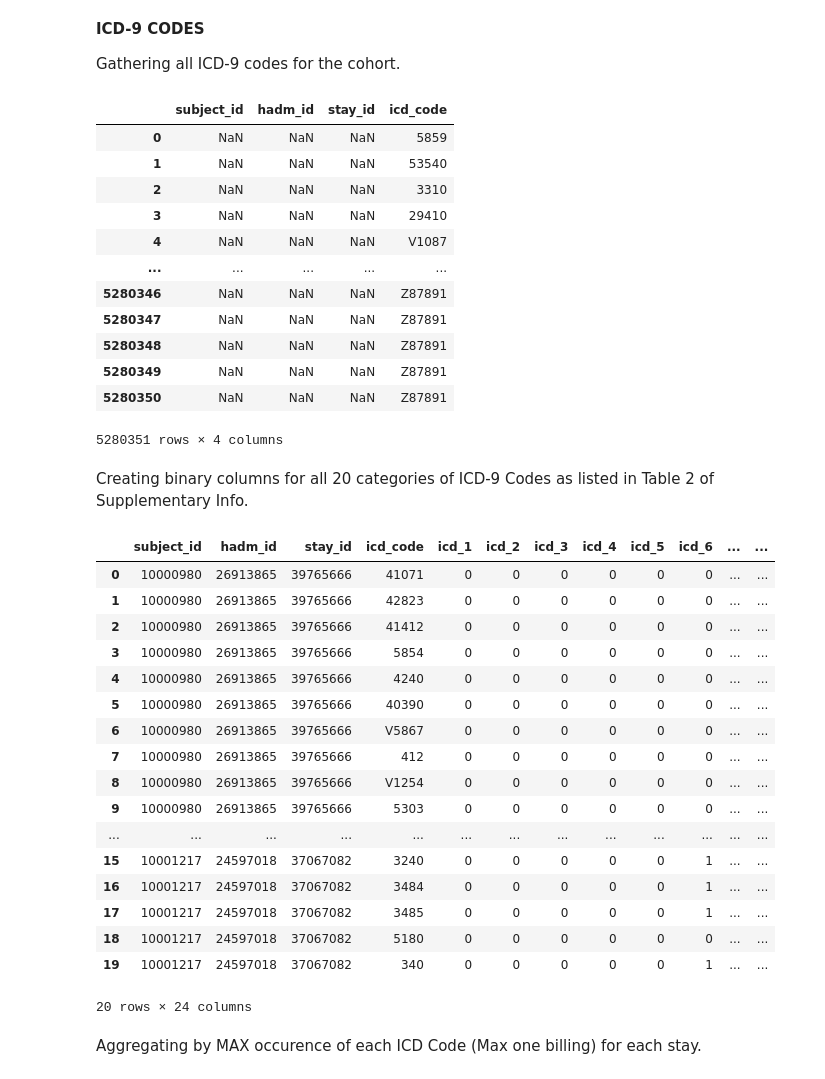
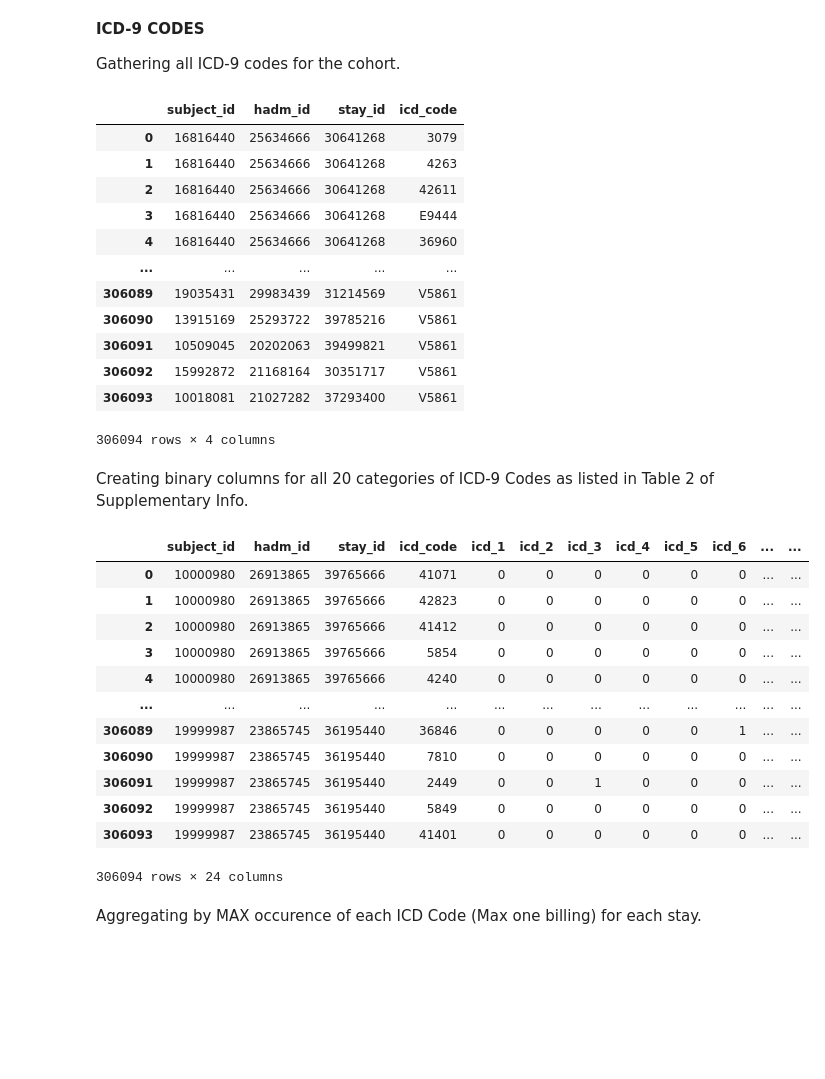
Before and after one commit to suvdzul/Reproduce-RNN-paper, a Jupyter notebook: acquire/cohort/Cohort_ICD_Codes.ipynb, the cells around one changed output. Saved outputs shown, nothing was run; the diff lists cells and outputs as text; code cells hidden in the pictures; blank space fills up the shorter version.

```diff
--- a/acquire/cohort/Cohort_ICD_Codes.ipynb
+++ b/acquire/cohort/Cohort_ICD_Codes.ipynb
@@ -56,24 +56,24 @@ Gathering all ICD-9 codes for the cohort.
 icd_data = run_query(f'''
 SELECT fco.subject_id, fco.hadm_id, fco.stay_id, icd.icd_code
 FROM `physionet-data.mimic_hosp.diagnoses_icd` icd
-LEFT JOIN `genuine-box-350018.rnn_dataset.final-cohort-table` fco
+INNER JOIN `genuine-box-350018.rnn_dataset.final-cohort-table` fco
 ON fco.hadm_id = icd.hadm_id
 ''')
 display(icd_data)
 # %% [output]
 |  | subject_id | hadm_id | stay_id | icd_code |
-| 0 | NaN | NaN | NaN | 5859 |
-| 1 | NaN | NaN | NaN | 53540 |
-| 2 | NaN | NaN | NaN | 3310 |
-| 3 | NaN | NaN | NaN | 29410 |
-| 4 | NaN | NaN | NaN | V1087 |
+| 0 | 16816440 | 25634666 | 30641268 | 3079 |
+| 1 | 16816440 | 25634666 | 30641268 | 4263 |
+| 2 | 16816440 | 25634666 | 30641268 | 42611 |
+| 3 | 16816440 | 25634666 | 30641268 | E9444 |
+| 4 | 16816440 | 25634666 | 30641268 | 36960 |
 | ... | ... | ... | ... | ... |
-| 5280346 | NaN | NaN | NaN | Z87891 |
-| 5280347 | NaN | NaN | NaN | Z87891 |
-| 5280348 | NaN | NaN | NaN | Z87891 |
-| 5280349 | NaN | NaN | NaN | Z87891 |
-| 5280350 | NaN | NaN | NaN | Z87891 |
+| 306089 | 19035431 | 29983439 | 31214569 | V5861 |
+| 306090 | 13915169 | 25293722 | 39785216 | V5861 |
+| 306091 | 10509045 | 20202063 | 39499821 | V5861 |
+| 306092 | 15992872 | 21168164 | 30351717 | V5861 |
+| 306093 | 10018081 | 21027282 | 37293400 | V5861 |
-5280351 rows × 4 columns
+306094 rows × 4 columns
 # %% [markdown]
 Creating binary columns for all 20 categories of ICD-9 Codes as listed in Table 2 of Supplementary Info.
 # %%
@@ -90,46 +90,41 @@ SELECT icd.subject_id, icd.hadm_id, icd.stay_id, icd.icd_code
 , (CASE WHEN icd.icd_num = 1 AND CAST(substring(icd.icd_code,1,3) AS int) BETWEEN 1 AND 139 THEN 1 ELSE 0 END) AS icd_1
 , (CASE WHEN icd.icd_num = 1 AND CAST(substring(icd.icd_code,1,3) AS int) BETWEEN 140 AND 239 THEN 1 ELSE 0 END) AS icd_2
 , (CASE WHEN icd.icd_num = 1 AND CAST(substring(icd.icd_code,1,3) AS int) BETWEEN 240 AND 279 THEN 1 ELSE 0 END) AS icd_3
 , (CASE WHEN icd.icd_num = 1 AND CAST(substring(icd.icd_code,1,3) AS int) BETWEEN 280 AND 289 THEN 1 ELSE 0 END) AS icd_4
 , (CASE WHEN icd.icd_num = 1 AND CAST(substring(icd.icd_code,1,3) AS int) BETWEEN 290 AND 319 THEN 1 ELSE 0 END) AS icd_5
 , (CASE WHEN icd.icd_num = 1 AND CAST(substring(icd.icd_code,1,3) AS int) BETWEEN 320 AND 389 THEN 1 ELSE 0 END) AS icd_6
 , (CASE WHEN icd.icd_num = 1 AND CAST(substring(icd.icd_code,1,3) AS int) BETWEEN 390 AND 459 THEN 1 ELSE 0 END) AS icd_7
 , (CASE WHEN icd.icd_num = 1 AND CAST(substring(icd.icd_code,1,3) AS int) BETWEEN 460 AND 519 THEN 1 ELSE 0 END) AS icd_8
 , (CASE WHEN icd.icd_num = 1 AND CAST(substring(icd.icd_code,1,3) AS int) BETWEEN 520 AND 579 THEN 1 ELSE 0 END) AS icd_9
 , (CASE WHEN icd.icd_num = 1 AND CAST(substring(icd.icd_code,1,3) AS int) BETWEEN 580 AND 629 THEN 1 ELSE 0 END) AS icd_10
 , (CASE WHEN icd.icd_num = 1 AND CAST(substring(icd.icd_code,1,3) AS int) BETWEEN 630 AND 677 THEN 1 ELSE 0 END) AS icd_11
 , (CASE WHEN icd.icd_num = 1 AND CAST(substring(icd.icd_code,1,3) AS int) BETWEEN 680 AND 709 THEN 1 ELSE 0 END) AS icd_12
 , (CASE WHEN icd.icd_num = 1 AND CAST(substring(icd.icd_code,1,3) AS int) BETWEEN 710 AND 739 THEN 1 ELSE 0 END) AS icd_13
 , (CASE WHEN icd.icd_num = 1 AND CAST(substring(icd.icd_code,1,3) AS int) BETWEEN 740 AND 759 THEN 1 ELSE 0 END) AS icd_14
 , (CASE WHEN icd.icd_num = 1 AND CAST(substring(icd.icd_code,1,3) AS int) BETWEEN 780 AND 789 THEN 1 ELSE 0 END) AS icd_15
 , (CASE WHEN icd.icd_num = 1 AND CAST(substring(icd.icd_code,1,3) AS int) BETWEEN 790 AND 796 THEN 1 ELSE 0 END) AS icd_16
 , (CASE WHEN icd.icd_num = 1 AND CAST(substring(icd.icd_code,1,3) AS int) BETWEEN 797 AND 799 THEN 1 ELSE 0 END) AS icd_17
 , (CASE WHEN icd.icd_num = 1 AND CAST(substring(icd.icd_code,1,3) AS int) BETWEEN 800 AND 999 THEN 1 ELSE 0 END) AS icd_18
 , (CASE WHEN icd.icd_num = 0 AND LOWER(substring(icd.icd_code,1,3)) LIKE 'v%' THEN 1 ELSE 0 END) AS icd_19
 , (CASE WHEN icd.icd_num = 0 AND LOWER(substring(icd.icd_code,1,3)) LIKE 'e%' THEN 1 ELSE 0 END) AS icd_20
 FROM `icd_binary` icd
 ORDER BY subject_id
 ''')
-display(icd_data.head(20))
+display(icd_data)
 # %% [output]
 |  | subject_id | hadm_id | stay_id | icd_code | icd_1 | icd_2 | icd_3 | icd_4 | icd_5 | icd_6 | ... | ... |
 | 0 | 10000980 | 26913865 | 39765666 | 41071 | 0 | 0 | 0 | 0 | 0 | 0 | ... | ... |
 | 1 | 10000980 | 26913865 | 39765666 | 42823 | 0 | 0 | 0 | 0 | 0 | 0 | ... | ... |
 | 2 | 10000980 | 26913865 | 39765666 | 41412 | 0 | 0 | 0 | 0 | 0 | 0 | ... | ... |
 | 3 | 10000980 | 26913865 | 39765666 | 5854 | 0 | 0 | 0 | 0 | 0 | 0 | ... | ... |
 | 4 | 10000980 | 26913865 | 39765666 | 4240 | 0 | 0 | 0 | 0 | 0 | 0 | ... | ... |
-| 5 | 10000980 | 26913865 | 39765666 | 40390 | 0 | 0 | 0 | 0 | 0 | 0 | ... | ... |
-| 6 | 10000980 | 26913865 | 39765666 | V5867 | 0 | 0 | 0 | 0 | 0 | 0 | ... | ... |
-| 7 | 10000980 | 26913865 | 39765666 | 412 | 0 | 0 | 0 | 0 | 0 | 0 | ... | ... |
-| 8 | 10000980 | 26913865 | 39765666 | V1254 | 0 | 0 | 0 | 0 | 0 | 0 | ... | ... |
-| 9 | 10000980 | 26913865 | 39765666 | 5303 | 0 | 0 | 0 | 0 | 0 | 0 | ... | ... |
 | ... | ... | ... | ... | ... | ... | ... | ... | ... | ... | ... | ... | ... |
-| 15 | 10001217 | 24597018 | 37067082 | 3240 | 0 | 0 | 0 | 0 | 0 | 1 | ... | ... |
-| 16 | 10001217 | 24597018 | 37067082 | 3484 | 0 | 0 | 0 | 0 | 0 | 1 | ... | ... |
-| 17 | 10001217 | 24597018 | 37067082 | 3485 | 0 | 0 | 0 | 0 | 0 | 1 | ... | ... |
-| 18 | 10001217 | 24597018 | 37067082 | 5180 | 0 | 0 | 0 | 0 | 0 | 0 | ... | ... |
-| 19 | 10001217 | 24597018 | 37067082 | 340 | 0 | 0 | 0 | 0 | 0 | 1 | ... | ... |
+| 306089 | 19999987 | 23865745 | 36195440 | 36846 | 0 | 0 | 0 | 0 | 0 | 1 | ... | ... |
+| 306090 | 19999987 | 23865745 | 36195440 | 7810 | 0 | 0 | 0 | 0 | 0 | 0 | ... | ... |
+| 306091 | 19999987 | 23865745 | 36195440 | 2449 | 0 | 0 | 1 | 0 | 0 | 0 | ... | ... |
+| 306092 | 19999987 | 23865745 | 36195440 | 5849 | 0 | 0 | 0 | 0 | 0 | 0 | ... | ... |
+| 306093 | 19999987 | 23865745 | 36195440 | 41401 | 0 | 0 | 0 | 0 | 0 | 0 | ... | ... |
-20 rows × 24 columns
+306094 rows × 24 columns
 # %% [markdown]
 Aggregating by MAX occurence of each ICD Code (Max one billing) for each stay.
 # %%
```
Also changed, not shown: parts of 1 cell of this notebook.
